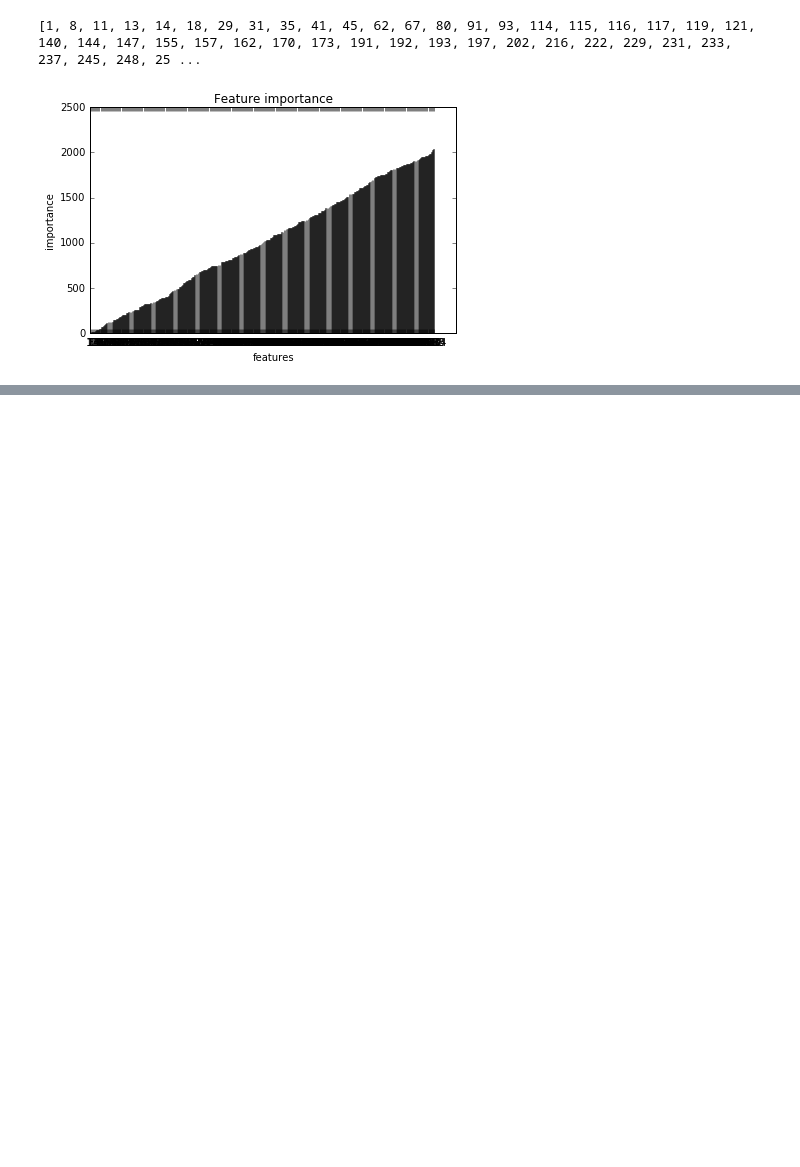
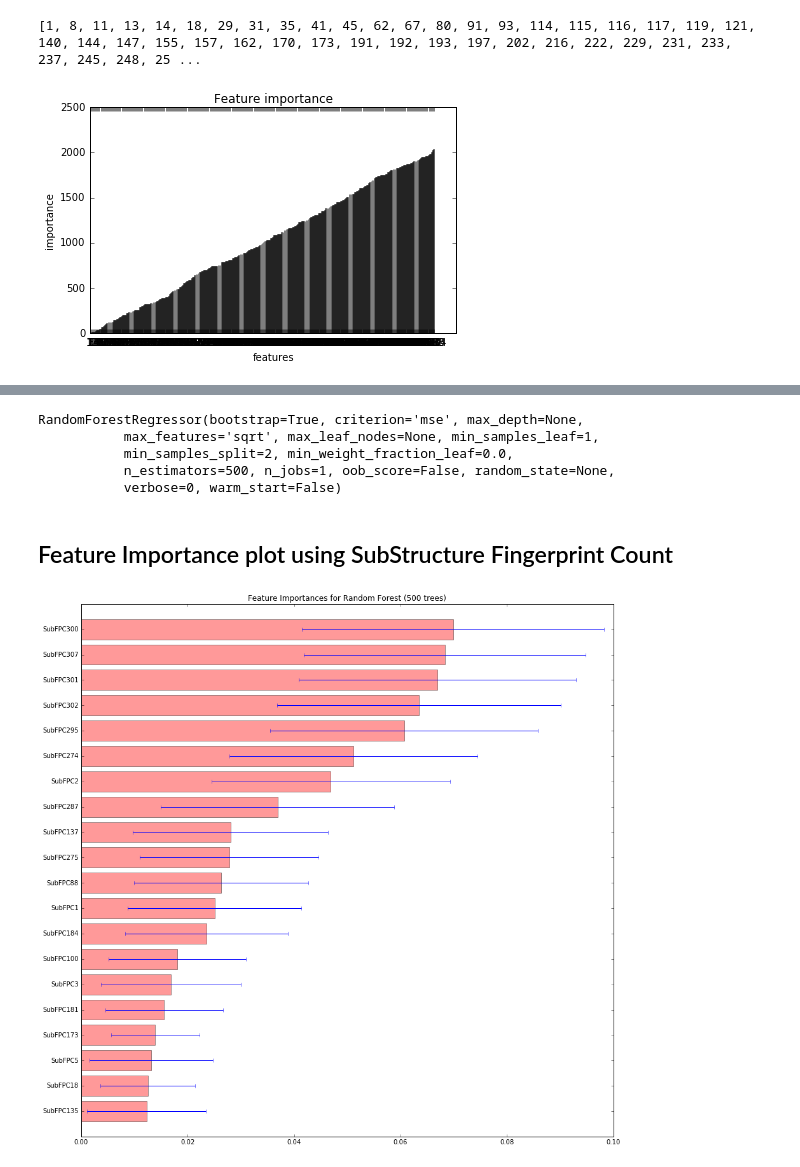
Before and after one commit to cdmbi/HDAC-Chembl, a Jupyter notebook: QSAR Analysis.ipynb, the cells around one changed output, grey strips where cells are left out. Saved outputs shown, nothing was run; the diff lists cells and outputs as text; code cells hidden in the pictures; blank space fills up the shorter version.

Commit message:
Feature Importance with SubStructure Fingerprint Count Added

```diff
--- a/QSAR Analysis.ipynb
+++ b/QSAR Analysis.ipynb
@@ -47,3 +49,9 @@ for i in SMILES:
+# %%
+from rdkit.Chem.rdmolfiles import SDWriter
+w = SDWriter("HDAC.sdf")
+for i in SMILES_desalt:
+    mol = MolFromSmiles(i)
+    w.write(mol)
 # %% [markdown]
 ## Binding the Standardized SMILES with Bioactivity Data
 # %%
@@ -323,0 +354,4 @@ plt.tight_layout()
+# %%
+subFPC = pd.read_csv("PaDEL-Descriptor/descriptors_output_file.csv")
+subFPC.drop("Name", inplace = True, axis = 1)
+subFPC.head()
@@ -323,0 +365,29 @@ plt.tight_layout()
+# %%
+X_train, X_test, y_train, y_test = train_test_split(subFPC, pIC50,
+        test_size = 0.2)
+rf = RandomForestRegressor(n_estimators = 500, max_features = 'sqrt')
+rf.fit(X_train, y_train)
+# %% [output]
+RandomForestRegressor(bootstrap=True, criterion='mse', max_depth=None,
+           max_features='sqrt', max_leaf_nodes=None, min_samples_leaf=1,
+           min_samples_split=2, min_weight_fraction_leaf=0.0,
+           n_estimators=500, n_jobs=1, oob_score=False, random_state=None,
+           verbose=0, warm_start=False)
+# %% [markdown]
+## Feature Importance plot using SubStructure Fingerprint Count
+# %%
+%matplotlib inline
+import matplotlib.pyplot as plt
+
+importance = np.mean([tree.feature_importances_ for tree in rf.estimators_],axis=0)
+std = np.std([tree.feature_importances_ for tree in rf.estimators_],axis=0)
+ind = np.argsort(importance)[-20:]
+plt.figure(figsize=(15,15))
+plt.title("Feature Importances for Random Forest (500 trees)")
+plt.barh(range(20),importance[ind],
+       color="r", xerr=std[ind], alpha=0.4, align="center")
+plt.yticks(range(20), subFPC.columns[ind])
+plt.ylim([-1, len(ind)])
+plt.show()
+# %% [output]
+[figure, added]
```
Also changed, not shown: parts of 4 cells of this notebook.
